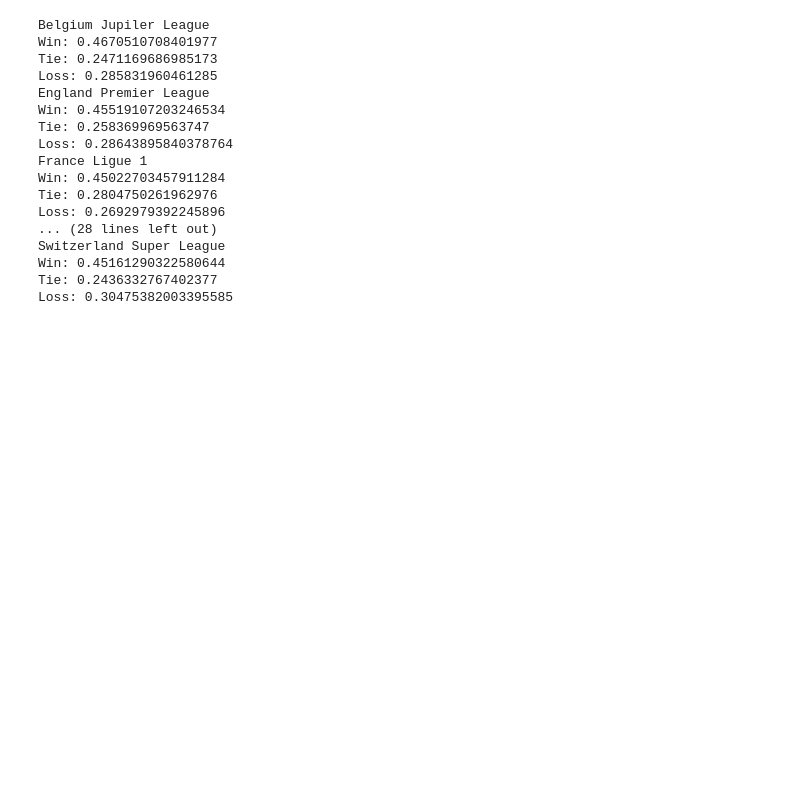
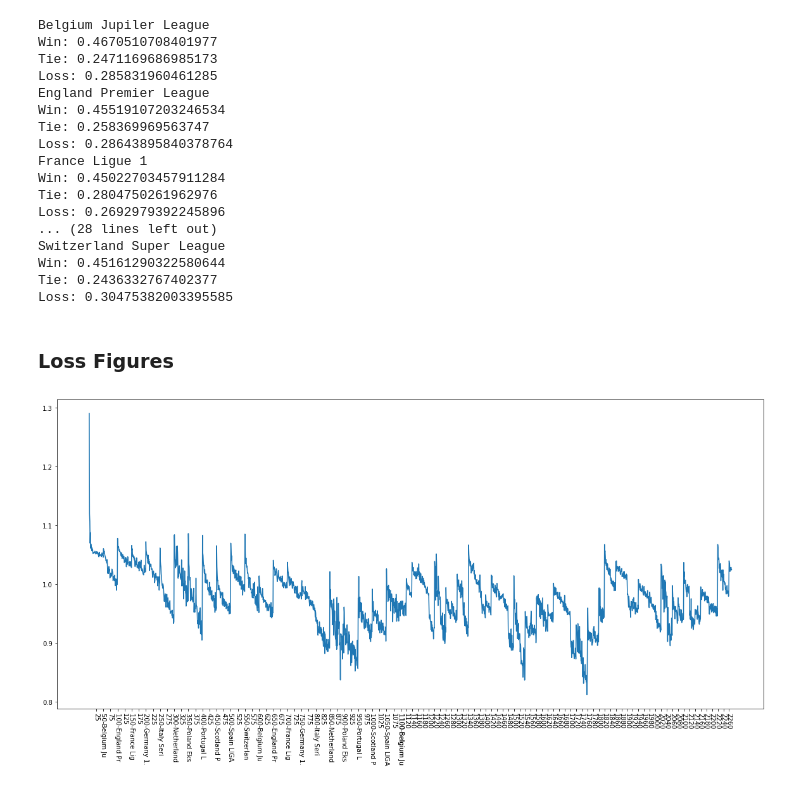
Before and after one commit to sunnybutwithano/Sports-Analysis-with-GNNs, a Jupyter notebook: vis.ipynb, the cells around one changed output. Drawn from its saved outputs; the diff is of its cells as text; code cells hidden in the pictures; blank space fills up the shorter version.

Commit message:
Working - Added 3Phase Stage

```diff
--- a/vis.ipynb
+++ b/vis.ipynb
@@ -48,3 +81,21 @@ Switzerland Super League
 Win: 0.45161290322580644
 Tie: 0.2436332767402377
 Loss: 0.30475382003395585
+# %% [markdown]
+### Loss Figures
+# %%
+epoch_per_league = Config.HYPERPARAETERS.Phase1Epochs.value
+epoch_per_league_ph2 = Config.HYPERPARAETERS.Phase2Epochs.value
+with open(f'{Config.GLOBALS.SavePath.value}lists.pl', 'rb') as pf:
+        loss_list, train_acc_list, eval_acc_list = pickle.load(pf)
+# %%
+fig, ax = plt.subplots()
+ax.plot(np.arange(len(loss_list)), np.array(loss_list))
+xts = list(range(epoch_per_league//2, len(eval_acc_list)+1, epoch_per_league//2))
+xts += list(range(xts[-1], len(loss_list)+1, epoch_per_league_ph2))
+xts = np.array(xts)
+ax.set_xticks(xts)
+ax.set_xticklabels([f'{xts[i]}-{league_names[(i//2)% len(league_names)][:10]}' if xts[i]%epoch_per_league == 0 and xts[i] <= 1100 else f'{xts[i]}' for i in range(xts.shape[0])], rotation=-90)
+fig.set_size_inches((20, 9))
+# %% [output]
+[figure, added]
```
Also changed, not shown: parts of 23 cells of this notebook, 6 other files.
